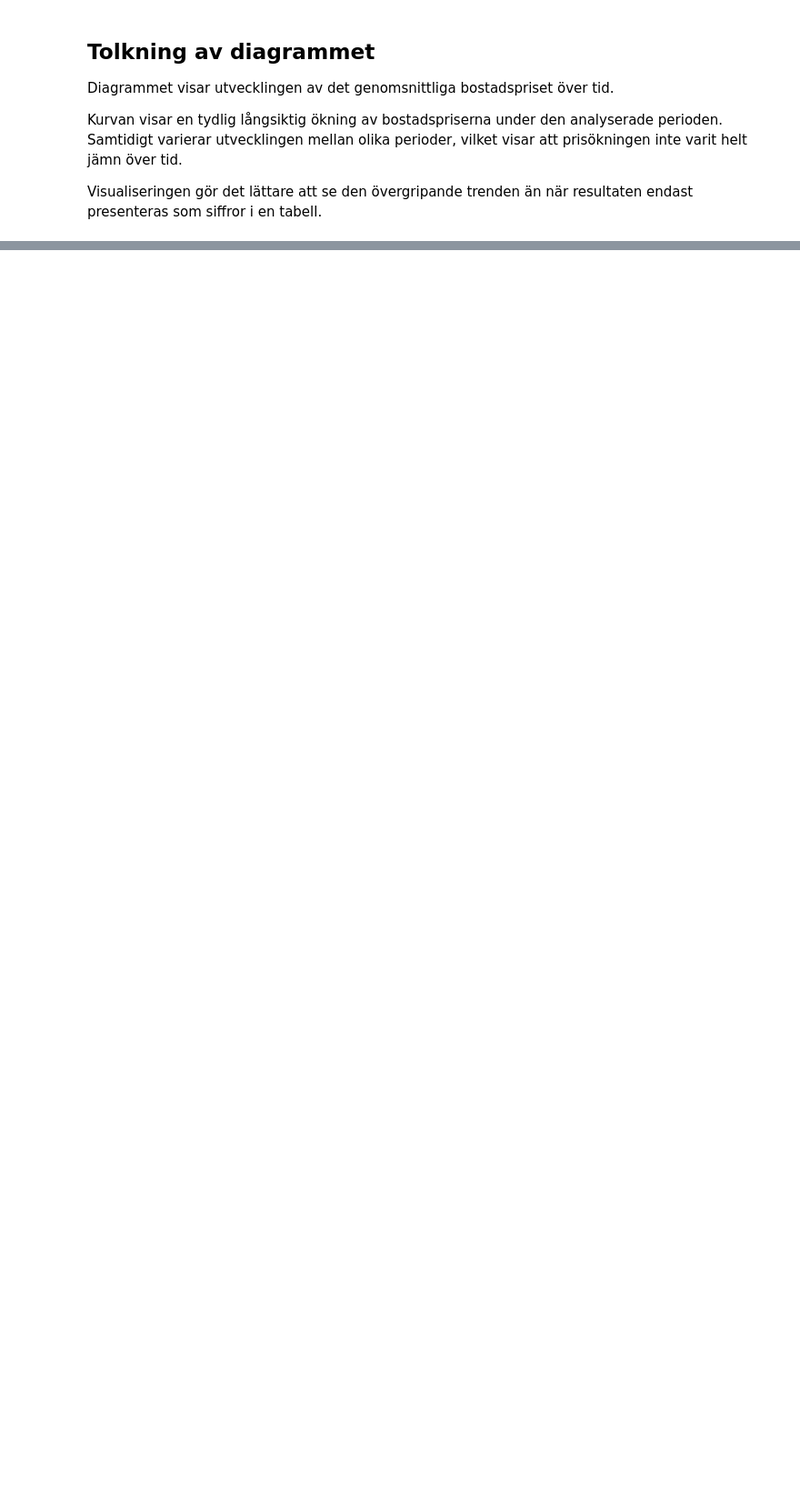
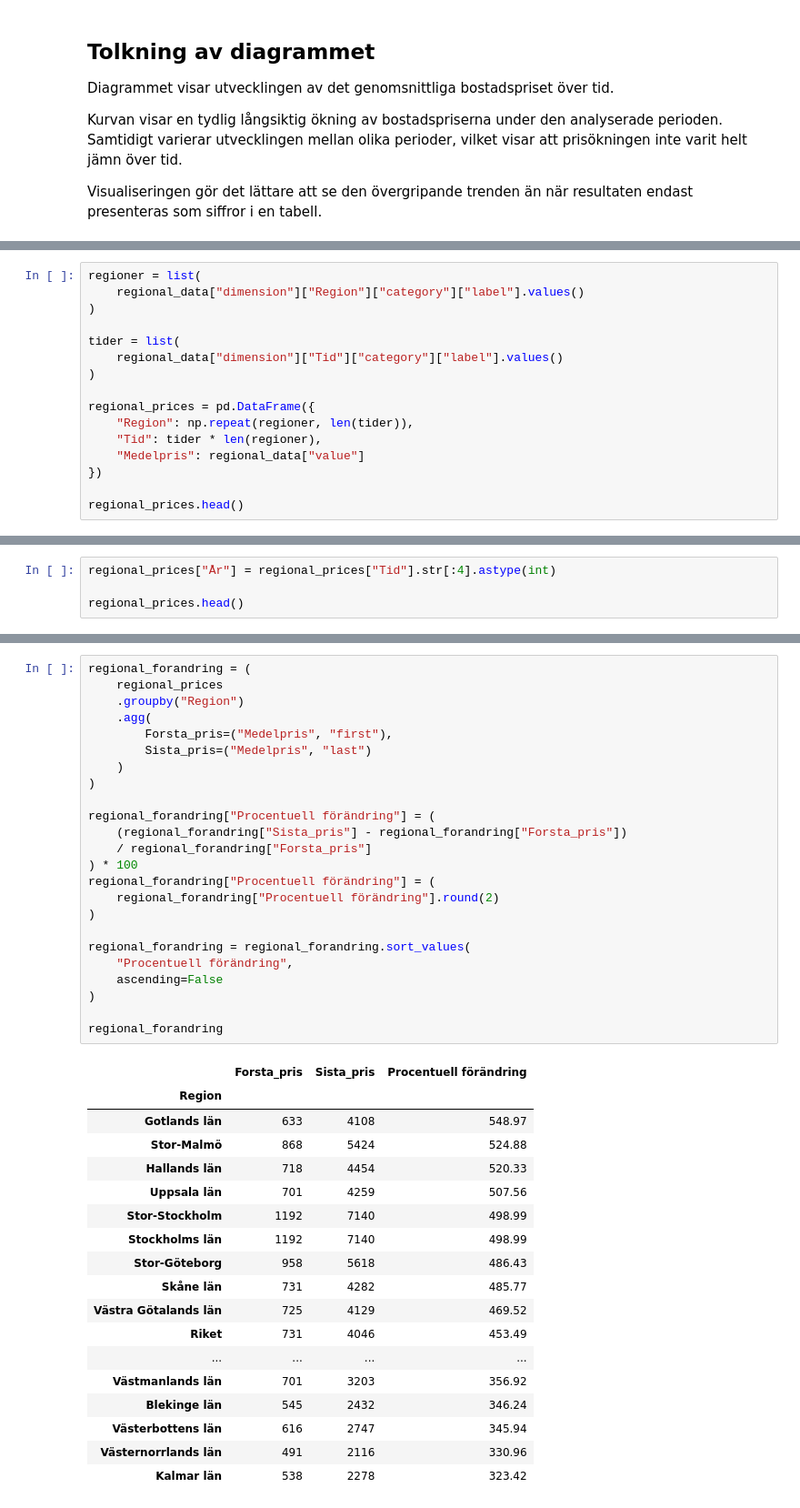
Before and after one commit to musishxo/house_price_analysis-SCB, a Jupyter notebook: House_price_analysis_SCB.ipynb, the cells around one changed output, grey strips where cells are left out. Shown at 91% size. Cells and saved outputs as stored; diff of their text form; blank space fills up the shorter version.

Commit message:
Regional jämförelse och procentuell förändring

```diff
--- a/House_price_analysis_SCB.ipynb
+++ b/House_price_analysis_SCB.ipynb
@@ -515,0 +570,16 @@ Visualiseringen gör det lättare att se den övergripande trenden än när resu
+# %%
+regioner = list(
+    regional_data["dimension"]["Region"]["category"]["label"].values()
+)
+
+tider = list(
+    regional_data["dimension"]["Tid"]["category"]["label"].values()
+)
+
+regional_prices = pd.DataFrame({
+    "Region": np.repeat(regioner, len(tider)),
+    "Tid": tider * len(regioner),
+    "Medelpris": regional_data["value"]
+})
+
+regional_prices.head()
@@ -515,0 +608,4 @@ Visualiseringen gör det lättare att se den övergripande trenden än när resu
+# %%
+regional_prices["År"] = regional_prices["Tid"].str[:4].astype(int)
+
+regional_prices.head()
@@ -515,0 +648,43 @@ Visualiseringen gör det lättare att se den övergripande trenden än när resu
+# %%
+regional_forandring = (
+    regional_prices
+    .groupby("Region")
+    .agg(
+        Forsta_pris=("Medelpris", "first"),
+        Sista_pris=("Medelpris", "last")
+    )
+)
+
+regional_forandring["Procentuell förändring"] = (
+    (regional_forandring["Sista_pris"] - regional_forandring["Forsta_pris"])
+    / regional_forandring["Forsta_pris"]
+) * 100
+regional_forandring["Procentuell förändring"] = (
+    regional_forandring["Procentuell förändring"].round(2)
+)
+
+regional_forandring = regional_forandring.sort_values(
+    "Procentuell förändring",
+    ascending=False
+)
+
+regional_forandring
+# %% [output]
+|  | Forsta_pris | Sista_pris | Procentuell förändring |
+| Region |  |  |  |
+| Gotlands län | 633 | 4108 | 548.97 |
+| Stor-Malmö | 868 | 5424 | 524.88 |
+| Hallands län | 718 | 4454 | 520.33 |
+| Uppsala län | 701 | 4259 | 507.56 |
+| Stor-Stockholm | 1192 | 7140 | 498.99 |
+| Stockholms län | 1192 | 7140 | 498.99 |
+| Stor-Göteborg | 958 | 5618 | 486.43 |
+| Skåne län | 731 | 4282 | 485.77 |
+| Västra Götalands län | 725 | 4129 | 469.52 |
+| Riket | 731 | 4046 | 453.49 |
+| ... | ... | ... | ... |
+| Västmanlands län | 701 | 3203 | 356.92 |
+| Blekinge län | 545 | 2432 | 346.24 |
+| Västerbottens län | 616 | 2747 | 345.94 |
+| Västernorrlands län | 491 | 2116 | 330.96 |
+| Kalmar län | 538 | 2278 | 323.42 |
```
Also changed, not shown: parts of 8 cells of this notebook.
